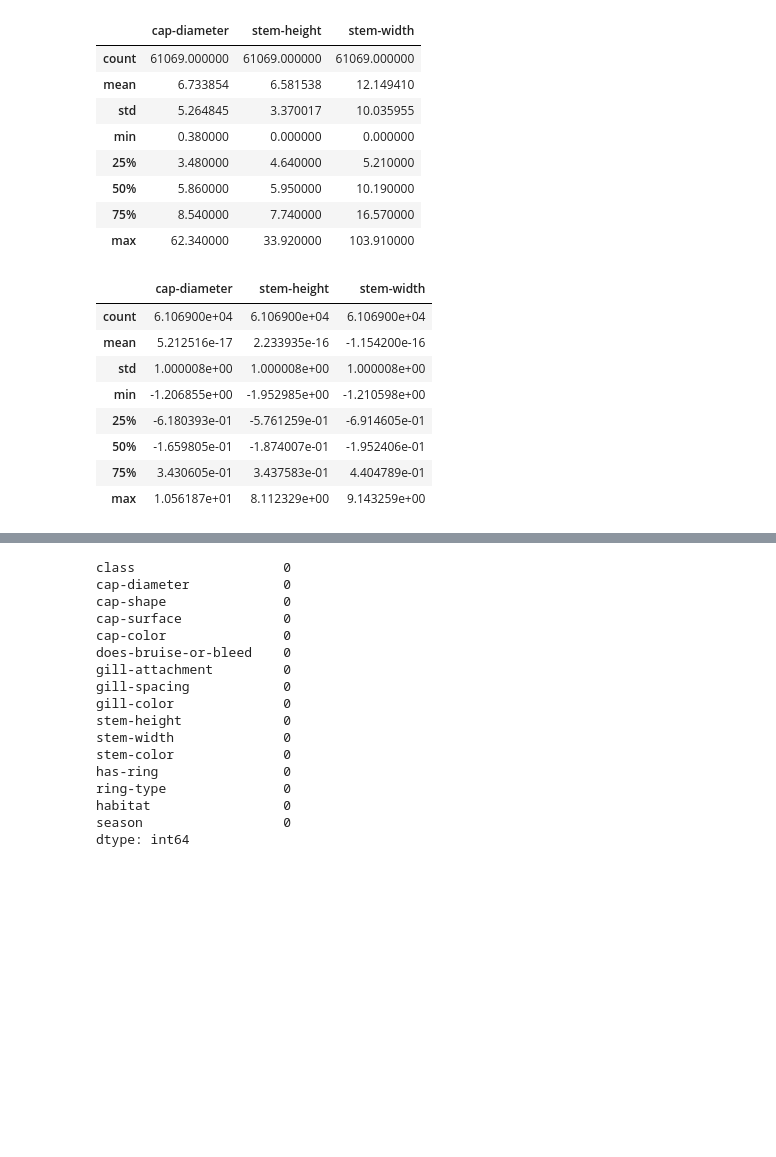
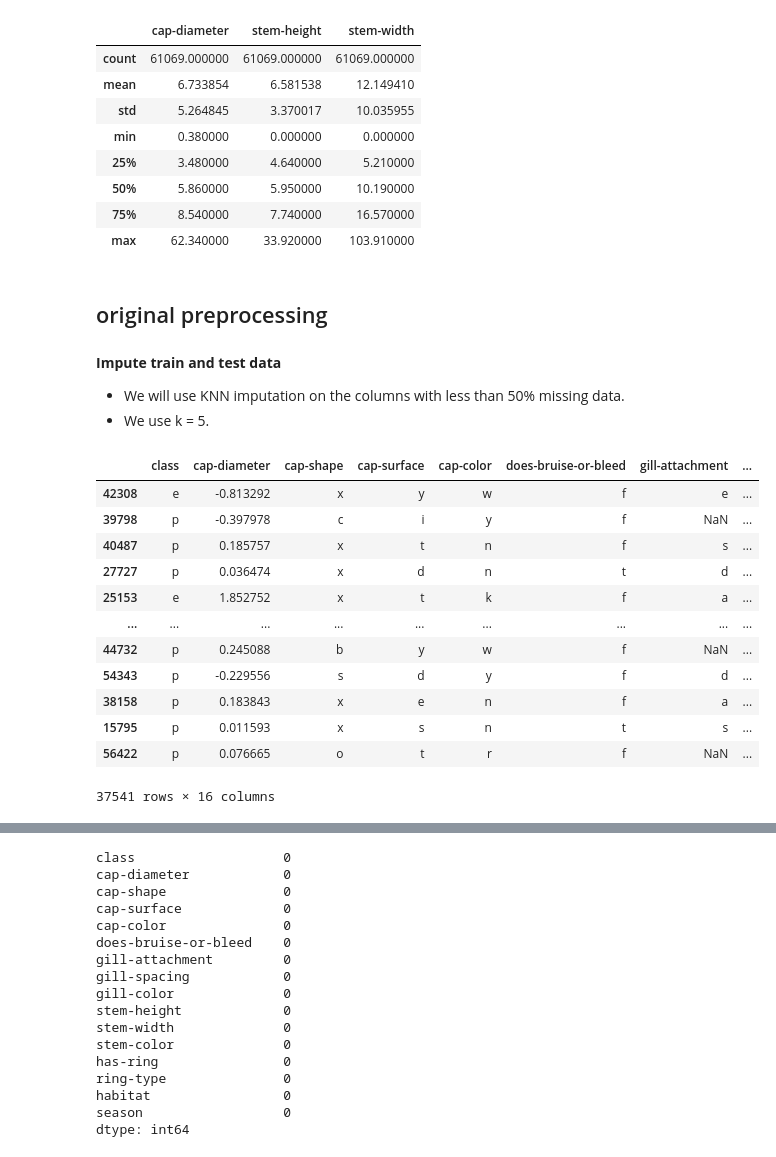
Before and after one commit to GerardoG2/PoisonMushroomClassifier, a Jupyter notebook: Notebooks/datacleaning.ipynb, the cells around one changed output, grey strips where cells are left out. Saved outputs shown, nothing was run; the diff lists cells and outputs as text; code cells hidden in the pictures; blank space fills up the shorter version.

Commit message:
added preprocessing functions and train test

```diff
--- a/Notebooks/datacleaning.ipynb
+++ b/Notebooks/datacleaning.ipynb
@@ -27,7 +29,7 @@ def load_and_process_data(file_path='../Data/raw_data.csv', header=True):
 
     return df
 # %%
-df = load_and_process_data()
+df = load_and_preview_data()
 df
 # %% [output]
 Dataset shape: (61069, 21)
@@ -162,21 +165,45 @@ df.describe()
 | 50% | 5.860000 | 5.950000 | 10.190000 |
 | 75% | 8.540000 | 7.740000 | 16.570000 |
 | max | 62.340000 | 33.920000 | 103.910000 |
-# %%
-# Standardize numeric columns
-from sklearn.preprocessing import StandardScaler
-scaler = StandardScaler()
-numeric_cols = ['cap-diameter', 'stem-height', 'stem-width']
-df[numeric_cols] = scaler.fit_transform(df[numeric_cols])
-df.describe()
-# %% [output]
-|  | cap-diameter | stem-height | stem-width |
-| count | 6.106900e+04 | 6.106900e+04 | 6.106900e+04 |
-| mean | 5.212516e-17 | 2.233935e-16 | -1.154200e-16 |
-| std | 1.000008e+00 | 1.000008e+00 | 1.000008e+00 |
-| min | -1.206855e+00 | -1.952985e+00 | -1.210598e+00 |
-| 25% | -6.180393e-01 | -5.761259e-01 | -6.914605e-01 |
-| 50% | -1.659805e-01 | -1.874007e-01 | -1.952406e-01 |
-| 75% | 3.430605e-01 | 3.437583e-01 | 4.404789e-01 |
-| max | 1.056187e+01 | 8.112329e+00 | 9.143259e+00 |
+# %%
+# split data into train and test before imputation or encoding
+from sklearn.model_selection import train_test_split
+train_df, test_df = train_test_split(df, test_size = .2, random_state=42)
+# %% [markdown]
+## original preprocessing
+# %% [markdown]
+**Impute train and test data**
+* We will use KNN imputation on the columns with less than 50% missing data.
+* We use k = 5.
+# %%
+# standardize numeric columns
+from sklearn.preprocessing import StandardScaler
+scaler = StandardScaler()
+numeric_cols = ['cap-diameter', 'stem-height', 'stem-width']
+
+# standardize train data
+std_train_df = train_df.copy()
+std_train_df[numeric_cols] = scaler.fit_transform(train_df[numeric_cols])
+std_train_df.describe()
+
+# standardize test data
+std_test_df = test_df.copy()
+std_test_df[numeric_cols] = scaler.transform(test_df[numeric_cols])
+std_test_df.describe()
+# %%
+std_train_df.loc[std_train_df['cap-surface'].notna()]
+# %% [output]
+|  | class | cap-diameter | cap-shape | cap-surface | cap-color | does-bruise-or-bleed | gill-attachment | ... |
+| 42308 | e | -0.813292 | x | y | w | f | e | ... |
+| 39798 | p | -0.397978 | c | i | y | f | NaN | ... |
+| 40487 | p | 0.185757 | x | t | n | f | s | ... |
+| 27727 | p | 0.036474 | x | d | n | t | d | ... |
+| 25153 | e | 1.852752 | x | t | k | f | a | ... |
+| ... | ... | ... | ... | ... | ... | ... | ... | ... |
+| 44732 | p | 0.245088 | b | y | w | f | NaN | ... |
+| 54343 | p | -0.229556 | s | d | y | f | d | ... |
+| 38158 | p | 0.183843 | x | e | n | f | a | ... |
+| 15795 | p | 0.011593 | x | s | n | t | s | ... |
+| 56422 | p | 0.076665 | o | t | r | f | NaN | ... |
+37541 rows × 16 columns
 # %%
```
Also changed, not shown: parts of 22 cells of this notebook, 2 other files.
